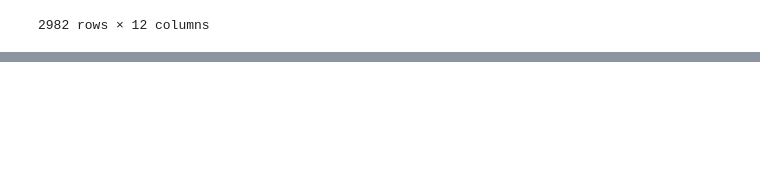
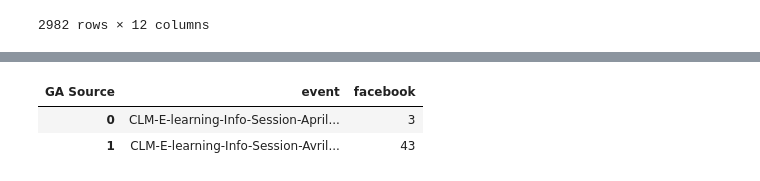
Before and after one commit to BjMrq/Jupyter-Notebooks, a Jupyter notebook: Leads processing.ipynb, the cells around one changed output, grey strips where cells are left out. Cells and saved outputs as stored; diff of their text form; code cells hidden in the pictures; blank space fills up the shorter version.

Commit message:
Event processing update

```diff
--- a/Leads processing.ipynb
+++ b/Leads processing.ipynb
@@ -166,14 +166,30 @@ pivot
 # %%
 event = pd.read_csv(path + "\\" + campus_name + '_last_week_leads_not calculated.csv')
+# event
+
+# even.Event Source.unique()
+
+
+# rename event source
+
+# get unique pivot table to get per ga source
+
+# return in xcom
+# if len(event.event.unique()) < 2:
+#     break
+
+event = pd.pivot_table(
+        event,
+        values='E-mail 1',
+        index=['event'],
+        columns=['GA Source'],
+        aggfunc=lambda x: len(x.unique()), fill_value=0, margins=True).reset_index()
+
+event = event[event.event != 'All']
+
+event = event.drop('All', axis='columns')
+
+event.to_csv(path + "\\" + campus_name +'_event.csv', index=False)
 
 event
-
-even.Event Source.unique()
-
-
-rename event source
-
-get unique pivot table to get per ga source
-
-return in xcom
 # %% [output]
@@ -180,0 +196,3 @@ SyntaxError: invalid syntax (<ipython-input-12-cc7f1176d85e>, line 5)
+| GA Source | event | facebook |
+| 0 | CLM-E-learning-Info-Session-April... | 3 |
+| 1 | CLM-E-learning-Info-Session-Avril... | 43 |
```
Also changed, not shown: parts of 4 cells of this notebook, 1 other file.
